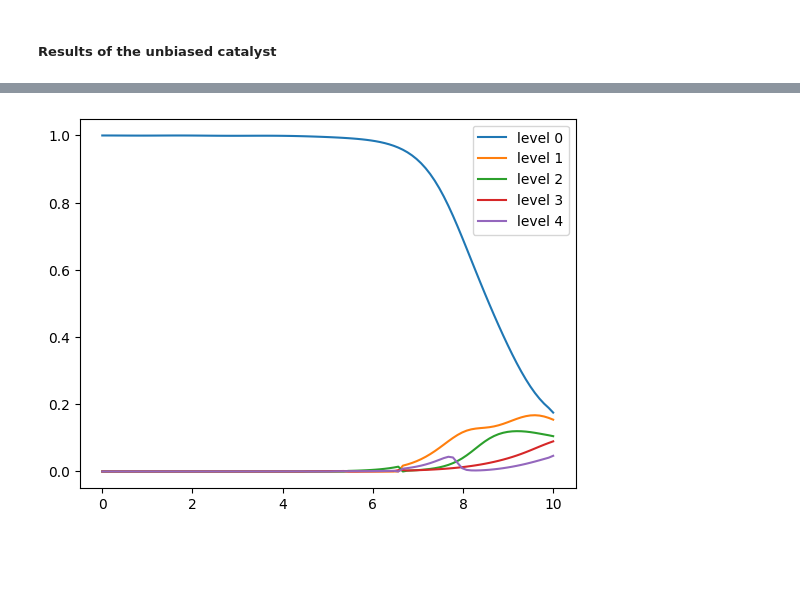
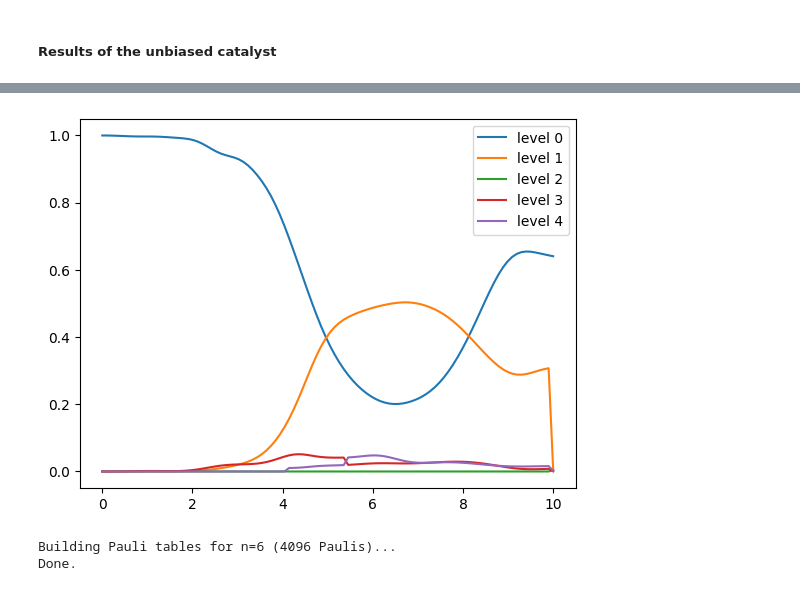
Before and after one commit to emacosta95/Magic4Annealing, a Jupyter notebook: Exploring1DIsing.ipynb, the cells around one changed output, grey strips where cells are left out. Saved outputs shown, nothing was run; the diff lists cells and outputs as text; code cells hidden in the pictures; blank space fills up the shorter version.

```diff
--- a/Exploring1DIsing.ipynb
+++ b/Exploring1DIsing.ipynb
@@ -233,10 +230,10 @@ model = JaxSchedulerModel(
     type=type,
     seed=42,
     mode='annealing ansatz',
-    random=True,
+    random=False,
 )
 
-trainer = JaxTrainer(model, maxiter=1000, tol=1e-6, ftol=1e-9, gtol=1e-6, verbose=True)
+trainer = JaxTrainer(model, maxiter=500, tol=1e-3, ftol=1e-5, gtol=1e-4, verbose=True)
 results = trainer.run()
 
 h_driver  = results['h_driver']
@@ -376,6 +372,8 @@ plt.show()
 # %%
 # single state
 magic_optimal_control=[]
+entanglememt_entropy_history_optimal_control=[]
 for i in trange(time_steps):
     state=psi_history_optimalcontrol[i]
     magic_optimal_control.append(sre(PS.lift(state)))
+    entanglememt_entropy_history_optimal_control.append(entanglement_entropy.von_neumann(PS.lift(state)))
@@ -594,11 +665,14 @@ from src.annealing_utils import get_unbiased_catalyst_term
 from src.annealing_utils import get_counteradiabatic_term
 from ManyBodyQutip.qutip_class import SpinOperator
 
+js=np.random.choice([-1,1],size=(nqubits,nqubits))
+
 nonstoquastic_driving=0.
 for i in range(nqubits):
+    #nonstoquastic_driving+=SpinOperator(index=[('x',i)],coupling=[(-1)**(i)],size=nqubits).qutip_op.data_as('csr_matrix')
     for j in range(i+1,nqubits):
-        nonstoquastic_driving+=SpinOperator(index=[('x',i,'x',j)],coupling=[-1],size=nqubits).qutip_op.data_as('csr_matrix')
-        nonstoquastic_driving+=SpinOperator(index=[('y',i,'y',j)],coupling=[-1],size=nqubits).qutip_op.data_as('csr_matrix')
+        nonstoquastic_driving+=SpinOperator(index=[('x',i,'x',j)],coupling=[(-1)],size=nqubits).qutip_op.data_as('csr_matrix')
+        #nonstoquastic_driving+=SpinOperator(index=[('y',i,'y',j)],coupling=[(0.5)],size=nqubits).qutip_op.data_as('csr_matrix')
 
 nonstoquastic_driving_s=PS.project(nonstoquastic_driving)
 # %%
@@ -606,18 +680,14 @@ from scipy.sparse.linalg import eigsh,expm_multiply
 
 # combined driver: H_D + beta * H_NS
 beta           = 1
-total_driver_ns    = (driver_hamiltonian_s + beta * nonstoquastic_driving_s)/(1+beta)
+total_driver_ns    = (driver_hamiltonian_s )
 
-# GS is now well-defined if H_driver_ns is not degenerate
-evals, evecs   = eigsh(total_driver_ns.astype(complex), which='SA', k=2)
-order          = np.argsort(evals)
-evals          = evals[order]
-evecs          = evecs[:, order]
 
-print(f'Lowest 2 levels: {evals}')   # check for degeneracy
-print(f'Gap: {evals[1]-evals[0]:.6f}')
+print(total_driver_ns)
+_,eigvecs=eigsh(total_driver_ns.astype(complex), which='SA', k=2)
+psi_init = eigvecs[:, 0].astype(complex)
 
-psi_init       = evecs[:, 0].astype(complex)
+#psi_init       = np.ones(total_driver_ns.shape[0], dtype=complex) / np.sqrt(total_driver_ns.shape[0])
 e_check        = (psi_init.conj() @ total_driver_ns @ psi_init).real
 print(f'GS energy check: {e_check:.6f}')   # should match evals[0]
 
@@ -629,7 +699,7 @@ spectrum_catalyst=np.zeros((time_steps,nlevels))
 energy_catalyst=np.zeros(time_steps)
 for i,t in enumerate(time):
     psi_history_catalyst[i]=psi
-    hamiltonian_t=(1-t/tau)*total_driver_ns+target_hamiltonian_s*t/tau
+    hamiltonian_t=(1-t/tau)*total_driver_ns+target_hamiltonian_s*t/tau+(1-t/tau)*(t/tau)*nonstoquastic_driving_s
     psi=expm_multiply(-1j*delta_t*hamiltonian_t,psi)
     spectrum_t,_=eigsh(hamiltonian_t,which='SA',k=nlevels)
     order = np.argsort(spectrum_t)
@@ -682,8 +766,23 @@ plt.show()
 # %%
 for i in range(nlevels//2):
-    plt.plot(time,probabilities_catalyst[:,i],label=f'level {i}')
+    plt.plot(time,probabilities_nonstoquastic[:,i],label=f'level {i}')
 
 plt.legend()
 plt.show()
 # %% [output]
-[figure, old version]
+[figure, new version]
+# %%
+from src.jax_utils import SREJax
+from tqdm import trange
+
+# build once — reuse for all states
+sre = SREJax(n_qubits=nqubits, batch_size=4096)
+
+# single state
+magic_nonstoquastic=[]
+for i in trange(time_steps):
+    state=psi_history_catalyst[i]
+    magic_nonstoquastic.append(sre(PS.lift(state)))
+# %% [output]
+Building Pauli tables for n=6 (4096 Paulis)...
+Done.
```
Also changed, not shown: parts of 45 cells of this notebook, 5 other files.
